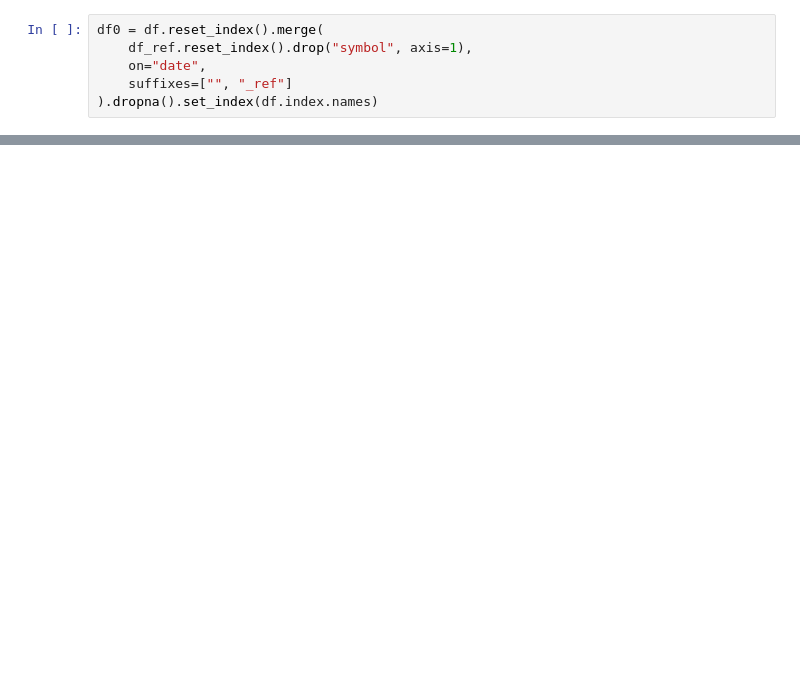
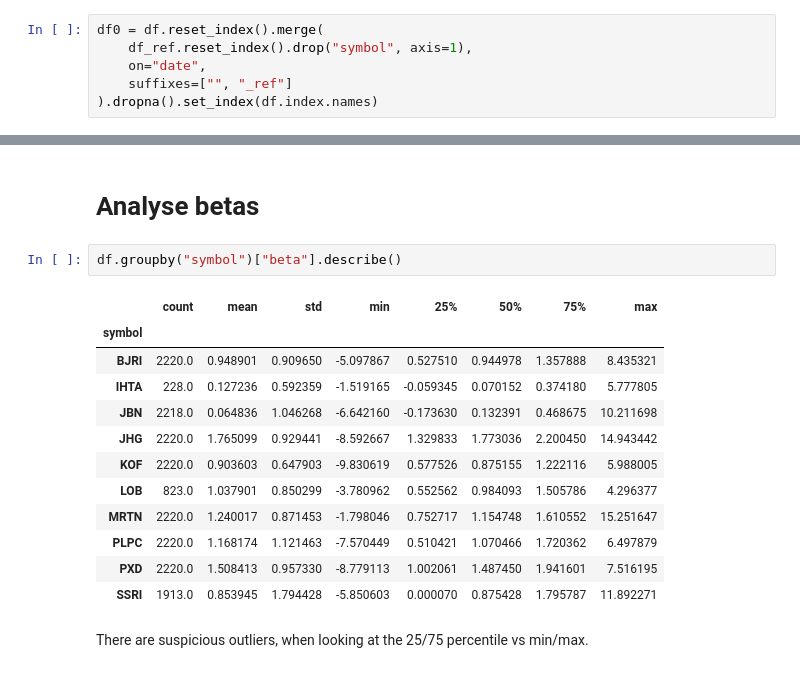
Before and after one commit to vincentqb/beta-computation, a Jupyter notebook: Exploration.ipynb, the cells around one changed output, grey strips where cells are left out. Drawn from its saved outputs; the diff is of its cells as text; blank space fills up the shorter version.

```diff
--- a/Exploration.ipynb
+++ b/Exploration.ipynb
@@ -55,2 +63,21 @@ df.head(10)
+# %% [markdown]
+# Analyse betas
+# %%
+df.groupby("symbol")["beta"].describe()
+# %% [output]
+|  | count | mean | std | min | 25% | 50% | 75% | max |
+| symbol |  |  |  |  |  |  |  |  |
+| BJRI | 2220.0 | 0.948901 | 0.909650 | -5.097867 | 0.527510 | 0.944978 | 1.357888 | 8.435321 |
+| IHTA | 228.0 | 0.127236 | 0.592359 | -1.519165 | -0.059345 | 0.070152 | 0.374180 | 5.777805 |
+| JBN | 2218.0 | 0.064836 | 1.046268 | -6.642160 | -0.173630 | 0.132391 | 0.468675 | 10.211698 |
+| JHG | 2220.0 | 1.765099 | 0.929441 | -8.592667 | 1.329833 | 1.773036 | 2.200450 | 14.943442 |
+| KOF | 2220.0 | 0.903603 | 0.647903 | -9.830619 | 0.577526 | 0.875155 | 1.222116 | 5.988005 |
+| LOB | 823.0 | 1.037901 | 0.850299 | -3.780962 | 0.552562 | 0.984093 | 1.505786 | 4.296377 |
+| MRTN | 2220.0 | 1.240017 | 0.871453 | -1.798046 | 0.752717 | 1.154748 | 1.610552 | 15.251647 |
+| PLPC | 2220.0 | 1.168174 | 1.121463 | -7.570449 | 0.510421 | 1.070466 | 1.720362 | 6.497879 |
+| PXD | 2220.0 | 1.508413 | 0.957330 | -8.779113 | 1.002061 | 1.487450 | 1.941601 | 7.516195 |
+| SSRI | 1913.0 | 0.853945 | 1.794428 | -5.850603 | 0.000070 | 0.875428 | 1.795787 | 11.892271 |
+# %% [markdown]
+There are suspicious outliers, when looking at the 25/75 percentile vs min/max.
 # %%
 p = df.reset_index("symbol").groupby("symbol")["beta"].plot()
```
Also changed, not shown: parts of 10 cells of this notebook, 1 other file.
